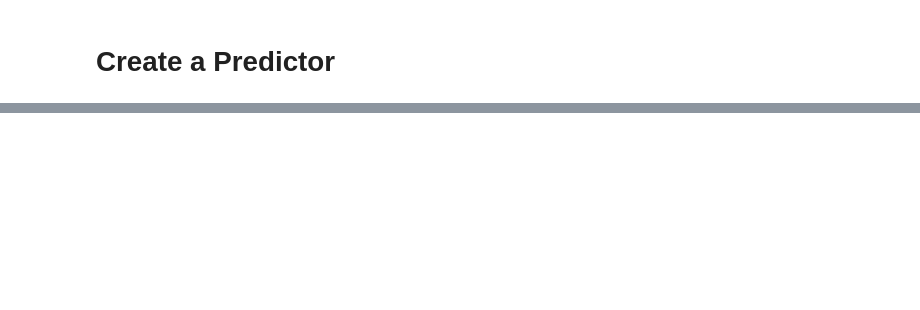
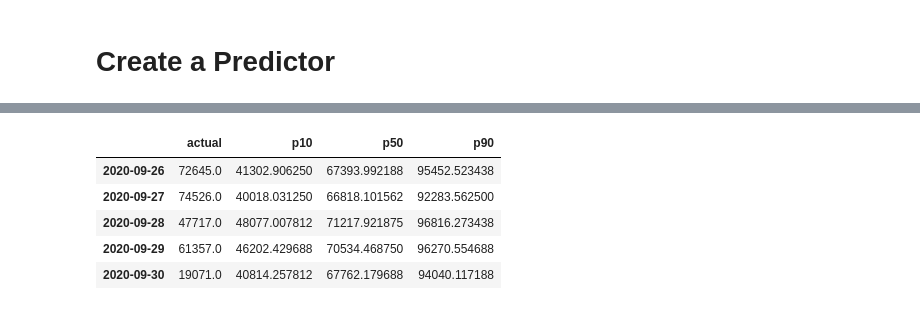
Before and after one commit to sreejithvn/aws_forecast, a Jupyter notebook: aws_forecast_energy_timeseries.ipynb, the cells around one changed output, grey strips where cells are left out. Saved outputs shown, nothing was run; the diff lists cells and outputs as text; code cells hidden in the pictures; blank space fills up the shorter version.

```diff
--- a/aws_forecast_energy_timeseries.ipynb
+++ b/aws_forecast_energy_timeseries.ipynb
@@ -361,0 +507,7 @@ forecast_client.list_predictors()
+# %%
+def parse_aws_forecast(d10, d50, d90):
+    ts = pd.Timestamp(d10['Timestamp'])
+    val1 = d10['Value']
+    val2 = d50['Value']
+    val3 = d90['Value']
+    return ts, val1, val2, val3
@@ -361,0 +535,10 @@ forecast_client.list_predictors()
+# %%
+full_df = true_df.join(forecast_df, how='outer')
+full_df.tail()
+# %% [output]
+|  | actual | p10 | p50 | p90 |
+| 2020-09-26 | 72645.0 | 41302.906250 | 67393.992188 | 95452.523438 |
+| 2020-09-27 | 74526.0 | 40018.031250 | 66818.101562 | 92283.562500 |
+| 2020-09-28 | 47717.0 | 48077.007812 | 71217.921875 | 96816.273438 |
+| 2020-09-29 | 61357.0 | 46202.429688 | 70534.468750 | 96270.554688 |
+| 2020-09-30 | 19071.0 | 40814.257812 | 67762.179688 | 94040.117188 |
```
Also changed, not shown: parts of 30 cells of this notebook.
